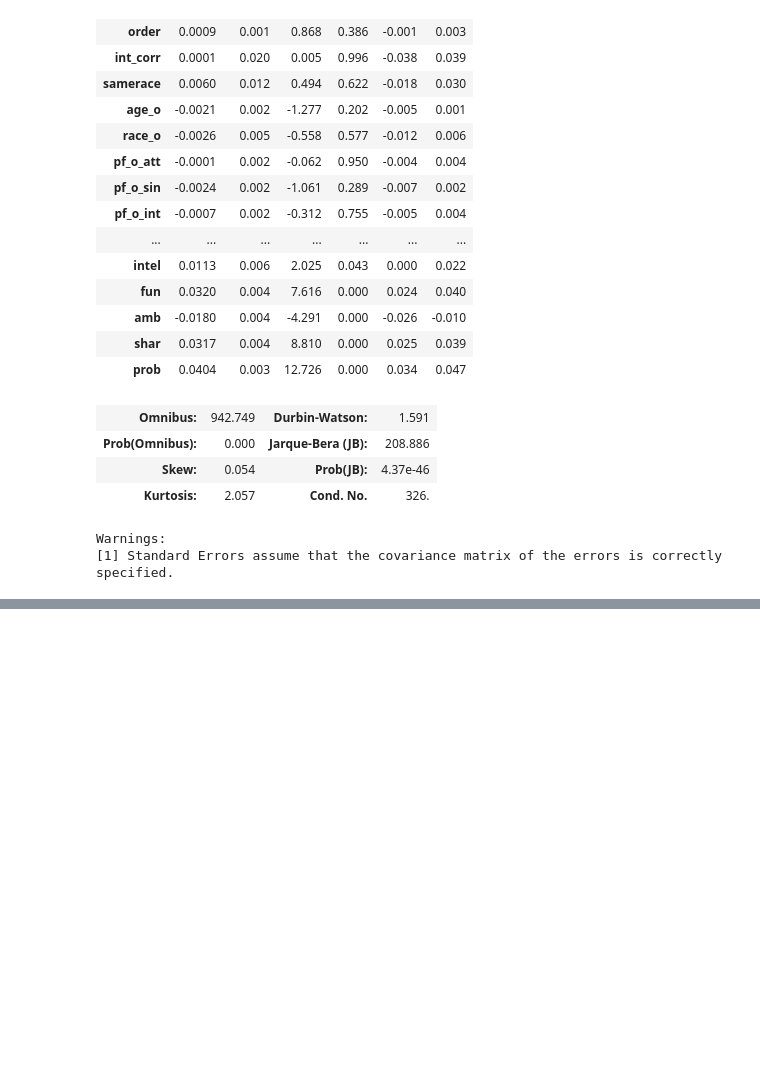
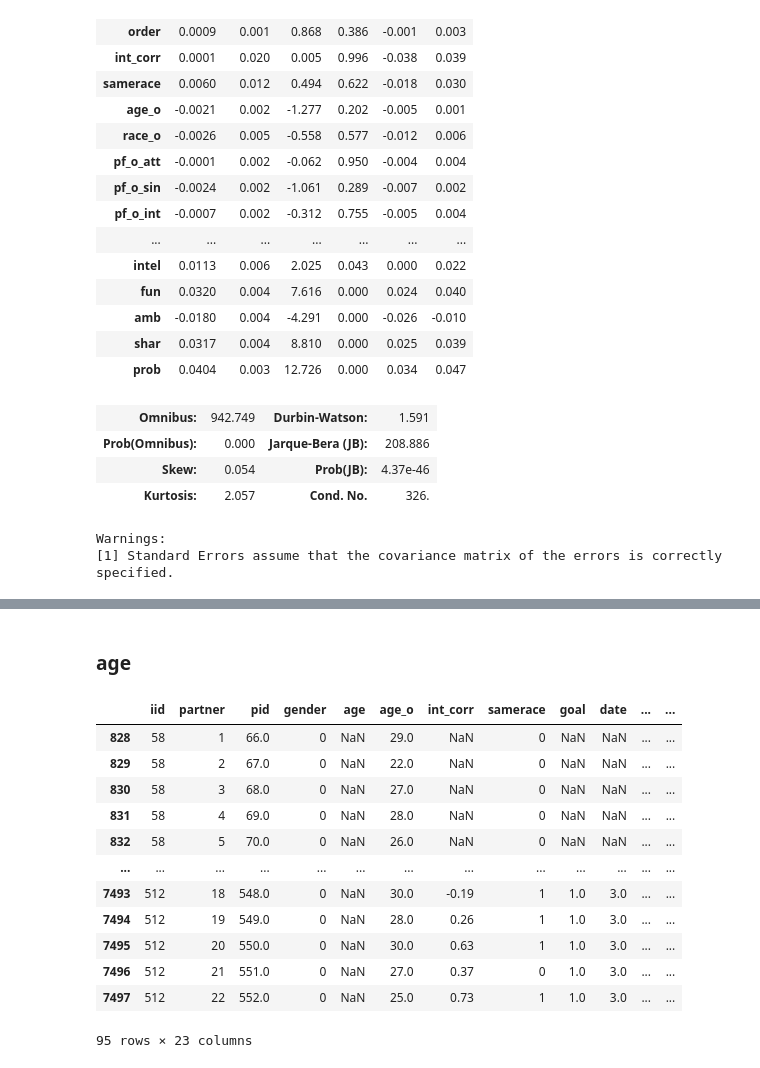
Before and after one commit to eyl1532/speed-dating-analysis, a Jupyter notebook: new_RFEregression.ipynb, the cells around one changed output, grey strips where cells are left out. Saved outputs shown, nothing was run; the diff lists cells and outputs as text; code cells hidden in the pictures; blank space fills up the shorter version.

```diff
--- a/new_RFEregression.ipynb
+++ b/new_RFEregression.ipynb
@@ -121,0 +116,14 @@ result_reg.summary()
+# %%
+df2 = pd.concat([
+    df.iid, df.partner, df.pid, # id of self and partner, to be removed later
+    df.gender,
+    df.age, df.age_o,
+    df.int_corr, # correlation of interests
+    df.samerace,
+    df.goal,
+    df.date,
+    df.exphappy, # expected happiness with people you will meet
+    df.loc[:, 'attr3_1':'amb3_1'],  # self eval, assuming to be accurate
+    df.loc[:, 'attr1_1':'shar1_1'],  # what's important to you, add to 100
+    df.dec_o # decision of partner
+], axis=1)
@@ -121,0 +149,21 @@ result_reg.summary()
+# %%
+df2.pid.fillna(df2.pid.max() + 1, inplace=True)  # Assign a new pid to the person missing
+assert df2.pid.isna().sum() == 0
+# %% [markdown]
+### age
+# %%
+df2[df2.age.isnull()]
+# %% [output]
+|  | iid | partner | pid | gender | age | age_o | int_corr | samerace | goal | date | ... | ... |
+| 828 | 58 | 1 | 66.0 | 0 | NaN | 29.0 | NaN | 0 | NaN | NaN | ... | ... |
+| 829 | 58 | 2 | 67.0 | 0 | NaN | 22.0 | NaN | 0 | NaN | NaN | ... | ... |
+| 830 | 58 | 3 | 68.0 | 0 | NaN | 27.0 | NaN | 0 | NaN | NaN | ... | ... |
+| 831 | 58 | 4 | 69.0 | 0 | NaN | 28.0 | NaN | 0 | NaN | NaN | ... | ... |
+| 832 | 58 | 5 | 70.0 | 0 | NaN | 26.0 | NaN | 0 | NaN | NaN | ... | ... |
+| ... | ... | ... | ... | ... | ... | ... | ... | ... | ... | ... | ... | ... |
+| 7493 | 512 | 18 | 548.0 | 0 | NaN | 30.0 | -0.19 | 1 | 1.0 | 3.0 | ... | ... |
+| 7494 | 512 | 19 | 549.0 | 0 | NaN | 28.0 | 0.26 | 1 | 1.0 | 3.0 | ... | ... |
+| 7495 | 512 | 20 | 550.0 | 0 | NaN | 30.0 | 0.63 | 1 | 1.0 | 3.0 | ... | ... |
+| 7496 | 512 | 21 | 551.0 | 0 | NaN | 27.0 | 0.37 | 0 | 1.0 | 3.0 | ... | ... |
+| 7497 | 512 | 22 | 552.0 | 0 | NaN | 25.0 | 0.73 | 1 | 1.0 | 3.0 | ... | ... |
+95 rows × 23 columns
```
Also changed, not shown: parts of 15 cells of this notebook.
